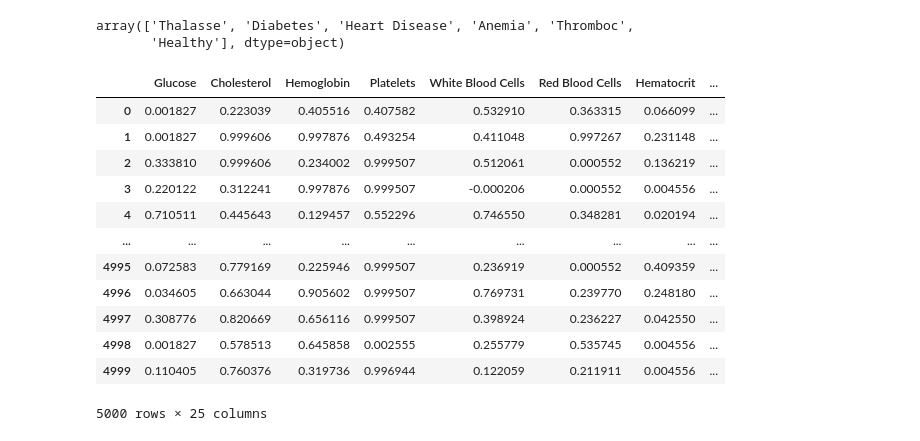
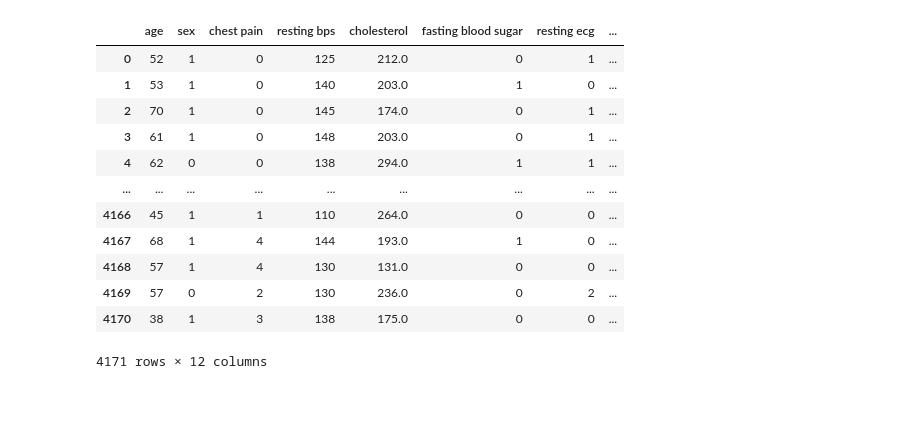
Before and after one commit to rajvi-collab/Disease_Detection, a Jupyter notebook: disease_detection.ipynb, the cells around one changed output. Cells and saved outputs as stored; diff of their text form; code cells hidden in the pictures; blank space fills up the shorter version.

```diff
--- a/disease_detection.ipynb
+++ b/disease_detection.ipynb
@@ -40,23 +10,0 @@ Index(['Glucose', 'Cholesterol', 'Hemoglobin', 'Platelets',
-# %%
-df_test['Disease']=df_test['Disease'].replace('Heart Di','Heart Disease')
-df_test['Disease'].unique()
-# %% [output]
-array(['Thalasse', 'Diabetes', 'Heart Disease', 'Anemia', 'Thromboc',
-       'Healthy'], dtype=object)
-# %%
-df_train = pd.read_csv("./datasets/blood_samples_train_dataset.csv")
-df_train
-# %% [output]
-|  | Glucose | Cholesterol | Hemoglobin | Platelets | White Blood Cells | Red Blood Cells | Hematocrit | ... |
-| 0 | 0.001827 | 0.223039 | 0.405516 | 0.407582 | 0.532910 | 0.363315 | 0.066099 | ... |
-| 1 | 0.001827 | 0.999606 | 0.997876 | 0.493254 | 0.411048 | 0.997267 | 0.231148 | ... |
-| 2 | 0.333810 | 0.999606 | 0.234002 | 0.999507 | 0.512061 | 0.000552 | 0.136219 | ... |
-| 3 | 0.220122 | 0.312241 | 0.997876 | 0.999507 | -0.000206 | 0.000552 | 0.004556 | ... |
-| 4 | 0.710511 | 0.445643 | 0.129457 | 0.552296 | 0.746550 | 0.348281 | 0.020194 | ... |
-| ... | ... | ... | ... | ... | ... | ... | ... | ... |
-| 4995 | 0.072583 | 0.779169 | 0.225946 | 0.999507 | 0.236919 | 0.000552 | 0.409359 | ... |
-| 4996 | 0.034605 | 0.663044 | 0.905602 | 0.999507 | 0.769731 | 0.239770 | 0.248180 | ... |
-| 4997 | 0.308776 | 0.820669 | 0.656116 | 0.999507 | 0.398924 | 0.236227 | 0.042550 | ... |
-| 4998 | 0.001827 | 0.578513 | 0.645858 | 0.002555 | 0.255779 | 0.535745 | 0.004556 | ... |
-| 4999 | 0.110405 | 0.760376 | 0.319736 | 0.996944 | 0.122059 | 0.211911 | 0.004556 | ... |
-5000 rows × 25 columns
@@ -68,0 +11,41 @@ df_balanced['Disease']=df_balanced['Disease'].replace('Heart Di','Heart Disease'
+# %%
+df_heart_1 = pd.read_csv("./datasets/heart_disease/heart_disease_dataset_1.csv")
+df_heart_2 = pd.read_csv("./datasets/heart_disease/heart_disease_dataset_2.csv")
+df_heart_3 = pd.read_csv("./datasets/heart_disease/heart_disease_dataset_3.csv")
+df_heart_6 = pd.read_csv("./datasets/heart_disease/heart_disease_dataset_6.csv")
+
+data_1 = pd.concat([df_heart_1, df_heart_2, df_heart_3, df_heart_6],ignore_index=True)
+# Drop the 'thal' column
+data_1.drop(['thal', 'ca', 'Unnamed: 0'], axis=1, inplace=True)
+# Rename multiple columns
+data_1.rename(columns={'cp': 'chest pain', 'trestbps': 'resting bps', 'chol': 'cholesterol',
+                       'fbs': 'fasting blood sugar', 'restecg': 'resting ecg', 'thalach': 'max heart rate',
+                       'exang': 'exercise angina', 'target': 'disease'}, inplace=True)
+
+df_heart_4 = pd.read_csv("./datasets/heart_disease/heart_disease_dataset_4.csv")
+df_heart_5 = pd.read_csv("./datasets/heart_disease/heart_disease_dataset_5.csv")
+df_heart_5.rename(columns={'resting bp s': 'resting bps'}, inplace=True)
+
+data_2 = pd.concat([df_heart_4, df_heart_5],ignore_index=True)
+data_2.drop(['Unnamed: 0'], axis=1, inplace=True)
+data_2.rename(columns={'ST slope': 'slope', 'target': 'disease', 'chest pain type': 'chest pain'}, inplace=True)
+
+df_heart_di = pd.concat([data_1, data_2],ignore_index=True)
+
+mapping = {0: 'healthy', 1: 'heart disease'}
+df_heart_di['disease'] = df_heart_di['disease'].map(mapping)
+df_heart_di
+# %% [output]
+|  | age | sex | chest pain | resting bps | cholesterol | fasting blood sugar | resting ecg | ... |
+| 0 | 52 | 1 | 0 | 125 | 212.0 | 0 | 1 | ... |
+| 1 | 53 | 1 | 0 | 140 | 203.0 | 1 | 0 | ... |
+| 2 | 70 | 1 | 0 | 145 | 174.0 | 0 | 1 | ... |
+| 3 | 61 | 1 | 0 | 148 | 203.0 | 0 | 1 | ... |
+| 4 | 62 | 0 | 0 | 138 | 294.0 | 1 | 1 | ... |
+| ... | ... | ... | ... | ... | ... | ... | ... | ... |
+| 4166 | 45 | 1 | 1 | 110 | 264.0 | 0 | 0 | ... |
+| 4167 | 68 | 1 | 4 | 144 | 193.0 | 1 | 0 | ... |
+| 4168 | 57 | 1 | 4 | 130 | 131.0 | 0 | 0 | ... |
+| 4169 | 57 | 0 | 2 | 130 | 236.0 | 0 | 2 | ... |
+| 4170 | 38 | 1 | 3 | 138 | 175.0 | 0 | 0 | ... |
+4171 rows × 12 columns
```
Also changed, not shown: parts of 18 cells of this notebook, 26 other files.
